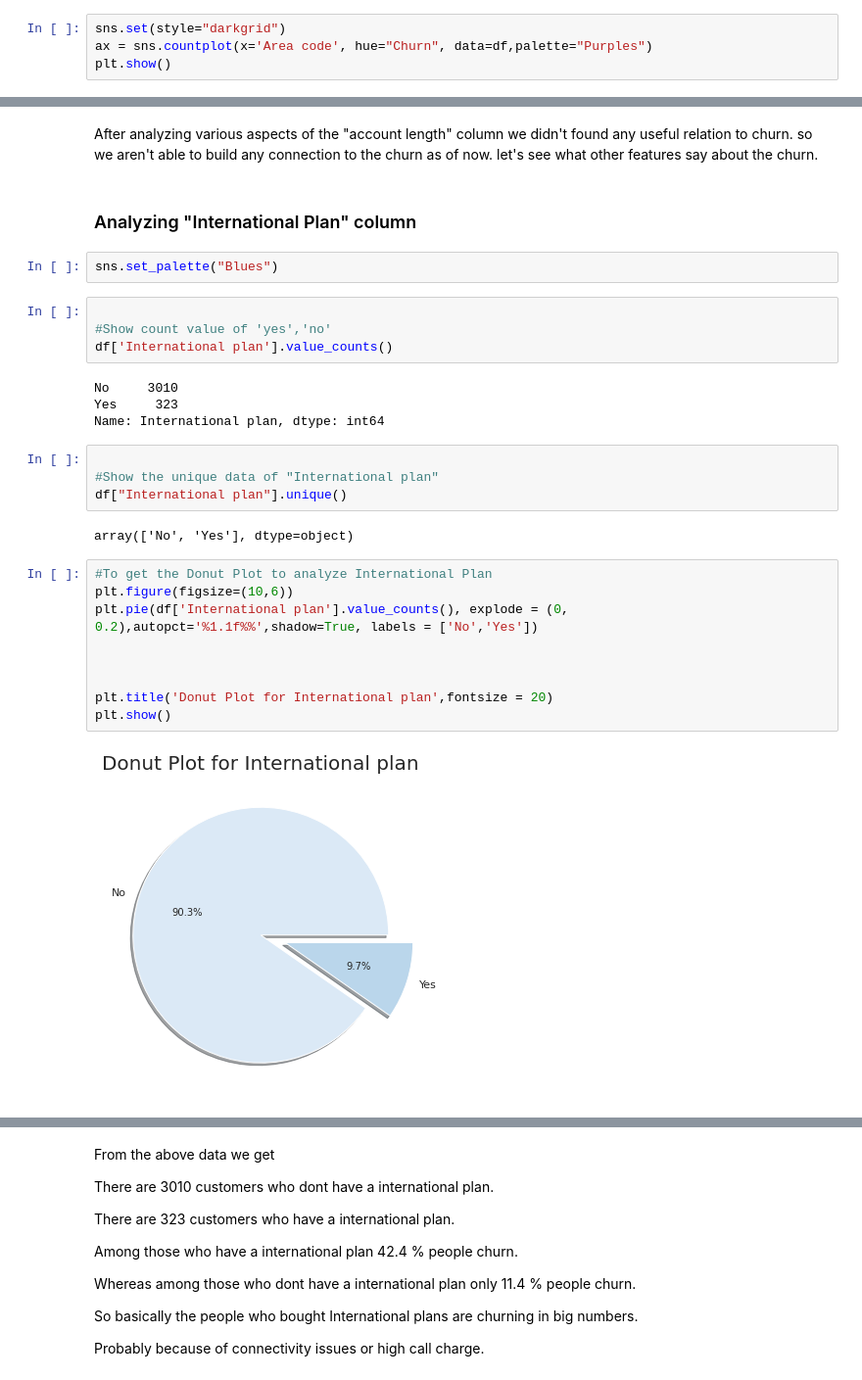
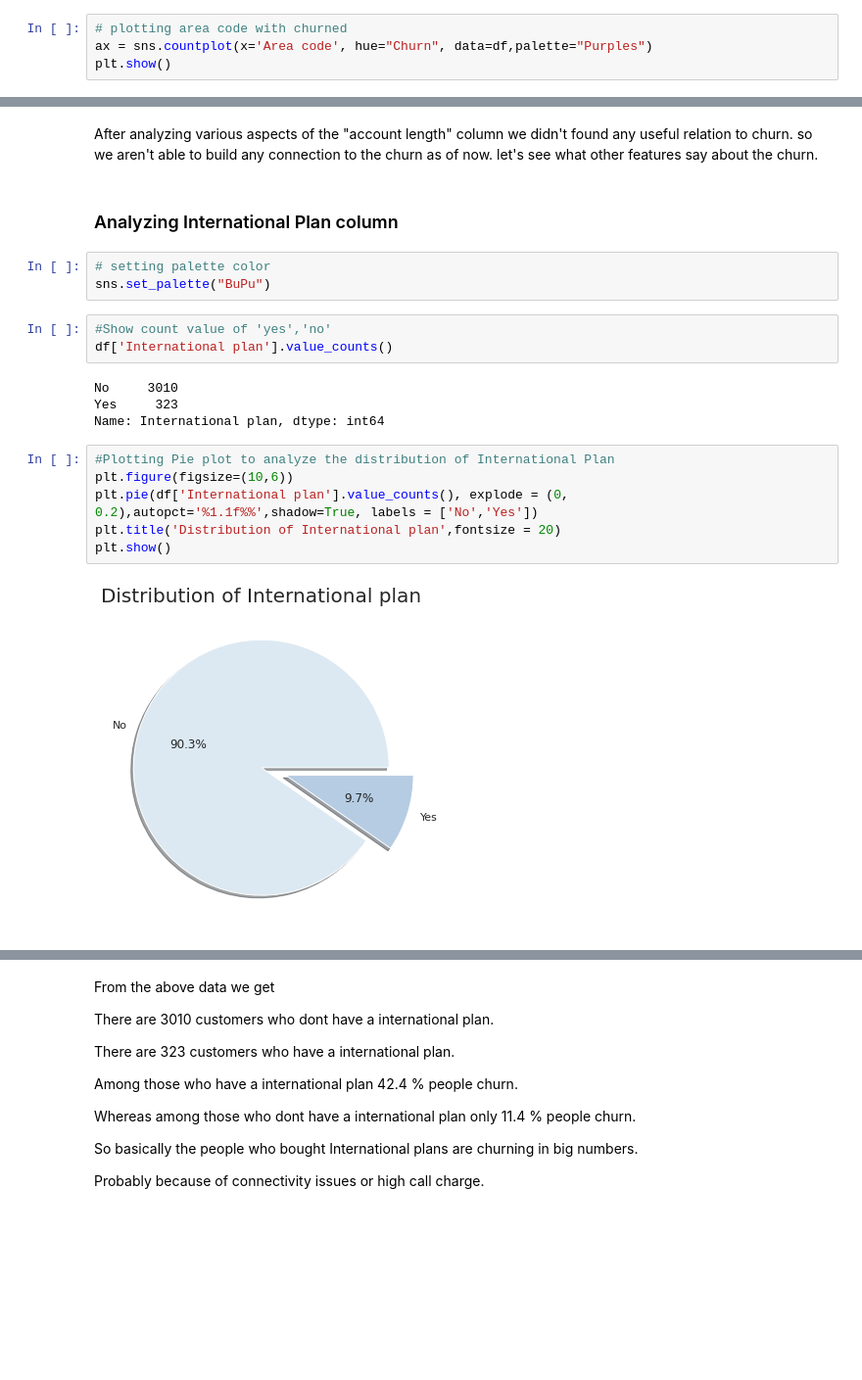
Before and after one commit to rubeshajith/EDA-on-Telecom-Churn-Data, a Jupyter notebook: Telecom_Churn_Analysis_Capstone_Project.ipynb, the cells around one changed output, grey strips where cells are left out. Shown at 98% size. Saved outputs shown, nothing was run; the diff lists cells and outputs as text; blank space fills up the shorter version.

```diff
--- a/Telecom_Churn_Analysis_Capstone_Project.ipynb
+++ b/Telecom_Churn_Analysis_Capstone_Project.ipynb
@@ -327,5 +362,5 @@ Area code
 # %%
-sns.set(style="darkgrid")
+# plotting area code with churned
 ax = sns.countplot(x='Area code', hue="Churn", data=df,palette="Purples")
 plt.show()
 # %% [output]
@@ -360,32 +396,23 @@ plt.legend()
 # %% [markdown]
 After analyzing various aspects of the "account length" column we didn't found any useful relation to churn. so we aren't able to build any connection to the churn as of now. let's see what other features say about the churn.
 # %% [markdown]
-### Analyzing "International Plan" column
+### Analyzing International Plan column
-# %%
-sns.set_palette("Blues")
+# %%
+# setting palette color
+sns.set_palette("BuPu")
 # %%
-
 #Show count value of 'yes','no'
 df['International plan'].value_counts()
 # %% [output]
 No     3010
 Yes     323
 Name: International plan, dtype: int64
-# %%
-
-#Show the unique data of "International plan"
-df["International plan"].unique()
-# %% [output]
-array(['No', 'Yes'], dtype=object)
 # %%
-#To get the Donut Plot to analyze International Plan
+#Plotting Pie plot to analyze the distribution of International Plan
 plt.figure(figsize=(10,6))
 plt.pie(df['International plan'].value_counts(), explode = (0, 0.2),autopct='%1.1f%%',shadow=True, labels = ['No','Yes'])
-
-
-
-plt.title('Donut Plot for International plan',fontsize = 20)
+plt.title('Distribution of International plan',fontsize = 20)
 plt.show()
 # %% [output]
-[figure, old version]
+[figure, new version]
 # %%
```
Also changed, not shown: parts of 65 cells of this notebook.
